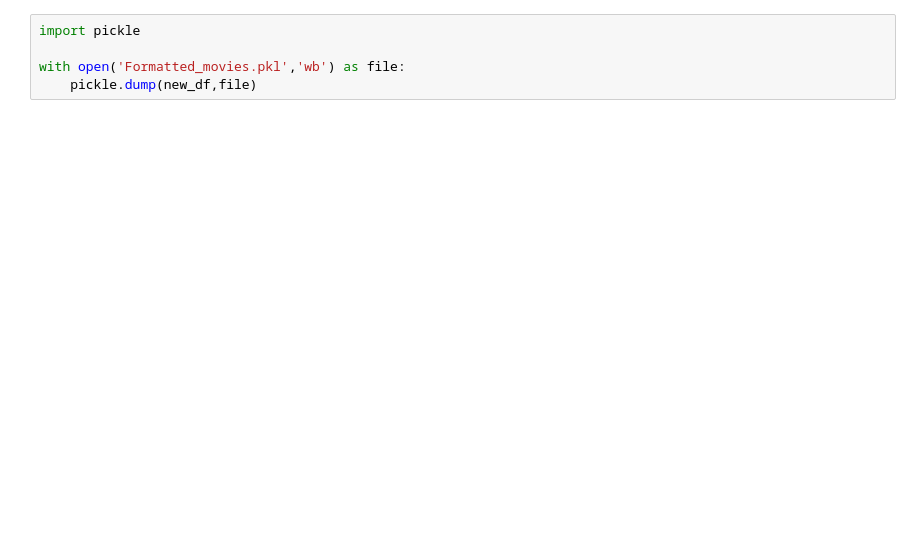
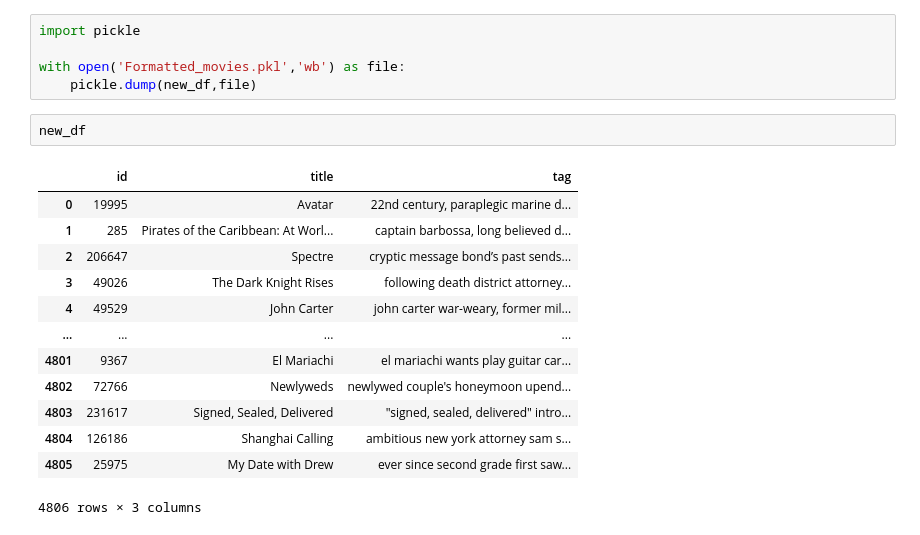
Before and after one commit to bishnusahu23/MovieRecommenderSystem, a Jupyter notebook: MovieRecommender.ipynb, the cells around one changed output. Saved outputs shown, nothing was run; the diff lists cells and outputs as text; blank space fills up the shorter version.

```diff
--- a/MovieRecommender.ipynb
+++ b/MovieRecommender.ipynb
@@ -392,3 +419,19 @@ import pickle
 
 with open('Formatted_movies.pkl','wb') as file:
     pickle.dump(new_df,file)
+# %%
+new_df
+# %% [output]
+|  | id | title | tag |
+| 0 | 19995 | Avatar | 22nd century, paraplegic marine d... |
+| 1 | 285 | Pirates of the Caribbean: At Worl... | captain barbossa, long believed d... |
+| 2 | 206647 | Spectre | cryptic message bond’s past sends... |
+| 3 | 49026 | The Dark Knight Rises | following death district attorney... |
+| 4 | 49529 | John Carter | john carter war-weary, former mil... |
+| ... | ... | ... | ... |
+| 4801 | 9367 | El Mariachi | el mariachi wants play guitar car... |
+| 4802 | 72766 | Newlyweds | newlywed couple's honeymoon upend... |
+| 4803 | 231617 | Signed, Sealed, Delivered | "signed, sealed, delivered" intro... |
+| 4804 | 126186 | Shanghai Calling | ambitious new york attorney sam s... |
+| 4805 | 25975 | My Date with Drew | ever since second grade first saw... |
+4806 rows × 3 columns
```
Also changed, not shown: parts of 9 cells of this notebook, 2 other files.
